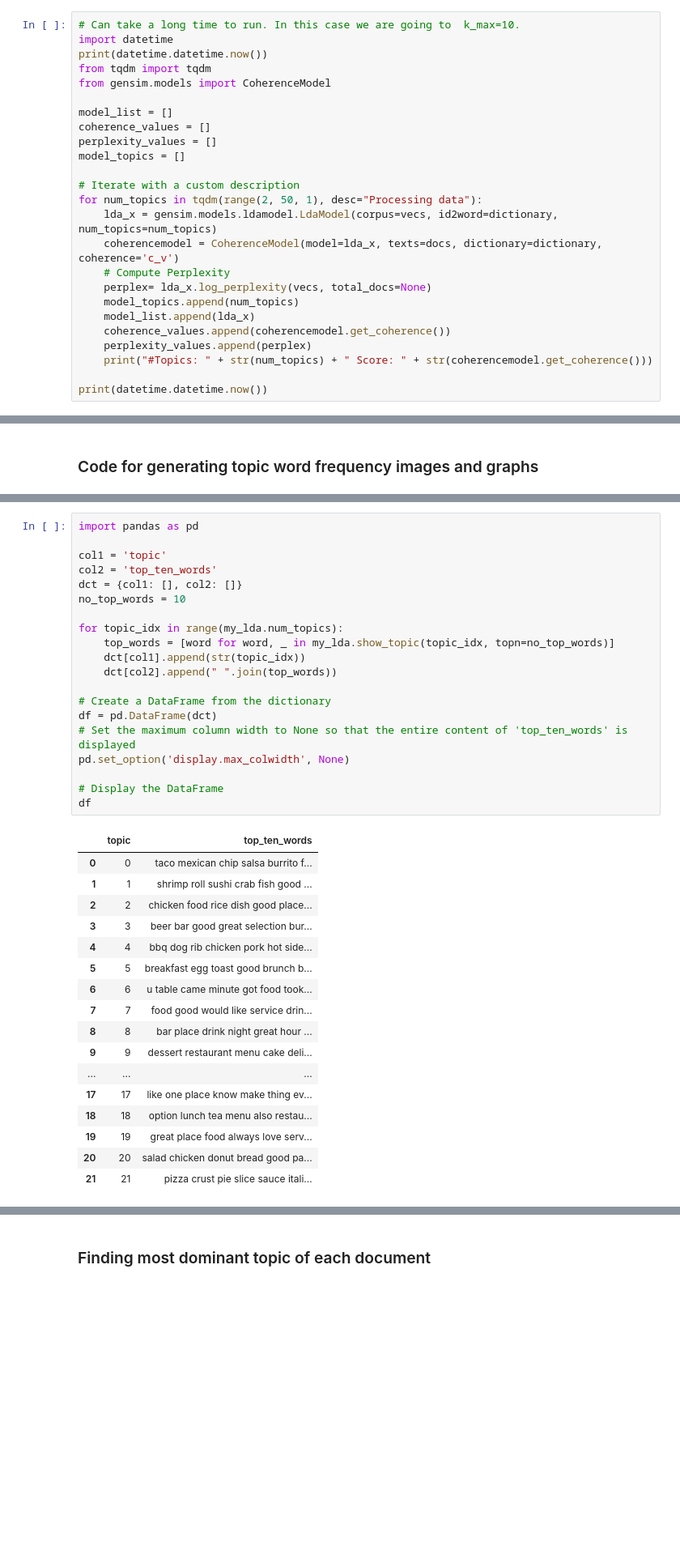
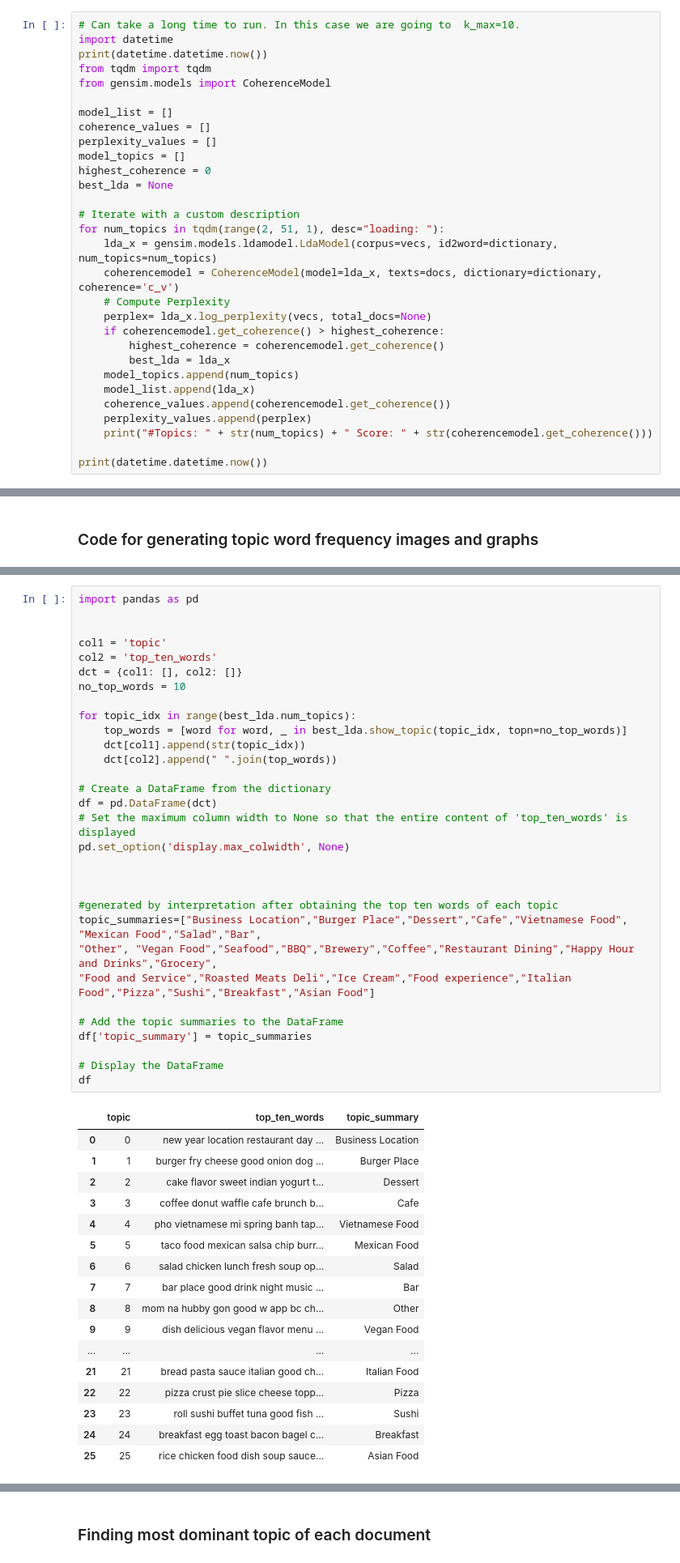
Before and after one commit to gadddy/Text-Mining-Learning-Applications, a Jupyter notebook: topic-modelling/yelp_lda.ipynb, the cells around one changed output, grey strips where cells are left out. Shown at 81% size. Drawn from its saved outputs; the diff is of its cells as text; blank space fills up the shorter version.

```diff
--- a/topic-modelling/yelp_lda.ipynb
+++ b/topic-modelling/yelp_lda.ipynb
@@ -54,13 +54,18 @@ model_list = []
 coherence_values = []
 perplexity_values = []
 model_topics = []
+highest_coherence = 0
+best_lda = None
 
 # Iterate with a custom description
-for num_topics in tqdm(range(2, 50, 1), desc="Processing data"):
+for num_topics in tqdm(range(2, 51, 1), desc="loading: "):
     lda_x = gensim.models.ldamodel.LdaModel(corpus=vecs, id2word=dictionary, num_topics=num_topics)
     coherencemodel = CoherenceModel(model=lda_x, texts=docs, dictionary=dictionary, coherence='c_v')
     # Compute Perplexity
     perplex= lda_x.log_perplexity(vecs, total_docs=None)
+    if coherencemodel.get_coherence() > highest_coherence:
+        highest_coherence = coherencemodel.get_coherence()
+        best_lda = lda_x
     model_topics.append(num_topics)
     model_list.append(lda_x)
     coherence_values.append(coherencemodel.get_coherence())
@@ -203,38 +228,49 @@ for i, topic in enumerate(words30_topics):
 # %%
 import pandas as pd
+
 
 col1 = 'topic'
 col2 = 'top_ten_words'
 dct = {col1: [], col2: []}
 no_top_words = 10
 
-for topic_idx in range(my_lda.num_topics):
-    top_words = [word for word, _ in my_lda.show_topic(topic_idx, topn=no_top_words)]
+for topic_idx in range(best_lda.num_topics):
+    top_words = [word for word, _ in best_lda.show_topic(topic_idx, topn=no_top_words)]
     dct[col1].append(str(topic_idx))
     dct[col2].append(" ".join(top_words))
 
 # Create a DataFrame from the dictionary
 df = pd.DataFrame(dct)
 # Set the maximum column width to None so that the entire content of 'top_ten_words' is displayed
 pd.set_option('display.max_colwidth', None)
 
+
+
+#generated by interpretation after obtaining the top ten words of each topic
+topic_summaries=["Business Location","Burger Place","Dessert","Cafe","Vietnamese Food", "Mexican Food","Salad","Bar",
+"Other", "Vegan Food","Seafood","BBQ","Brewery","Coffee","Restaurant Dining","Happy Hour and Drinks","Grocery",
+"Food and Service","Roasted Meats Deli","Ice Cream","Food experience","Italian Food","Pizza","Sushi","Breakfast","Asian Food"]
+
+# Add the topic summaries to the DataFrame
+df['topic_summary'] = topic_summaries
+
 # Display the DataFrame
 df
 # %% [output]
-|  | topic | top_ten_words |
-| 0 | 0 | taco mexican chip salsa burrito f... |
-| 1 | 1 | shrimp roll sushi crab fish good ... |
-| 2 | 2 | chicken food rice dish good place... |
-| 3 | 3 | beer bar good great selection bur... |
-| 4 | 4 | bbq dog rib chicken pork hot side... |
-| 5 | 5 | breakfast egg toast good brunch b... |
-| 6 | 6 | u table came minute got food took... |
-| 7 | 7 | food good would like service drin... |
-| 8 | 8 | bar place drink night great hour ... |
-| 9 | 9 | dessert restaurant menu cake deli... |
-| ... | ... | ... |
-| 17 | 17 | like one place know make thing ev... |
-| 18 | 18 | option lunch tea menu also restau... |
-| 19 | 19 | great place food always love serv... |
-| 20 | 20 | salad chicken donut bread good pa... |
-| 21 | 21 | pizza crust pie slice sauce itali... |
+|  | topic | top_ten_words | topic_summary |
+| 0 | 0 | new year location restaurant day ... | Business Location |
+| 1 | 1 | burger fry cheese good onion dog ... | Burger Place |
+| 2 | 2 | cake flavor sweet indian yogurt t... | Dessert |
+| 3 | 3 | coffee donut waffle cafe brunch b... | Cafe |
+| 4 | 4 | pho vietnamese mi spring banh tap... | Vietnamese Food |
+| 5 | 5 | taco food mexican salsa chip burr... | Mexican Food |
+| 6 | 6 | salad chicken lunch fresh soup op... | Salad |
+| 7 | 7 | bar place good drink night music ... | Bar |
+| 8 | 8 | mom na hubby gon good w app bc ch... | Other |
+| 9 | 9 | dish delicious vegan flavor menu ... | Vegan Food |
+| ... | ... | ... | ... |
+| 21 | 21 | bread pasta sauce italian good ch... | Italian Food |
+| 22 | 22 | pizza crust pie slice cheese topp... | Pizza |
+| 23 | 23 | roll sushi buffet tuna good fish ... | Sushi |
+| 24 | 24 | breakfast egg toast bacon bagel c... | Breakfast |
+| 25 | 25 | rice chicken food dish soup sauce... | Asian Food |
```
Also changed, not shown: parts of 24 cells of this notebook, 7 other files.
